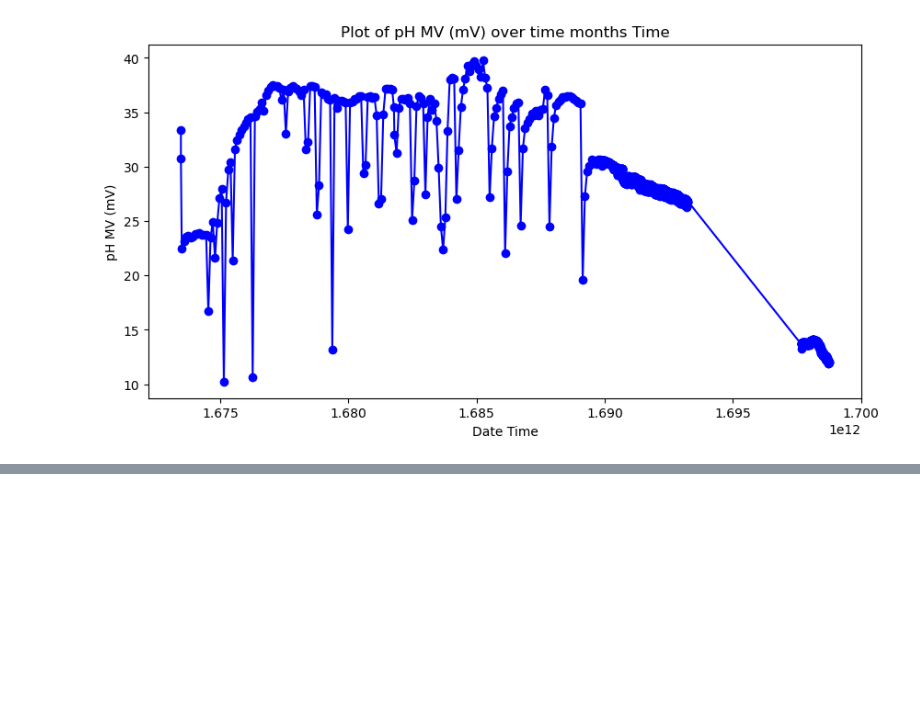
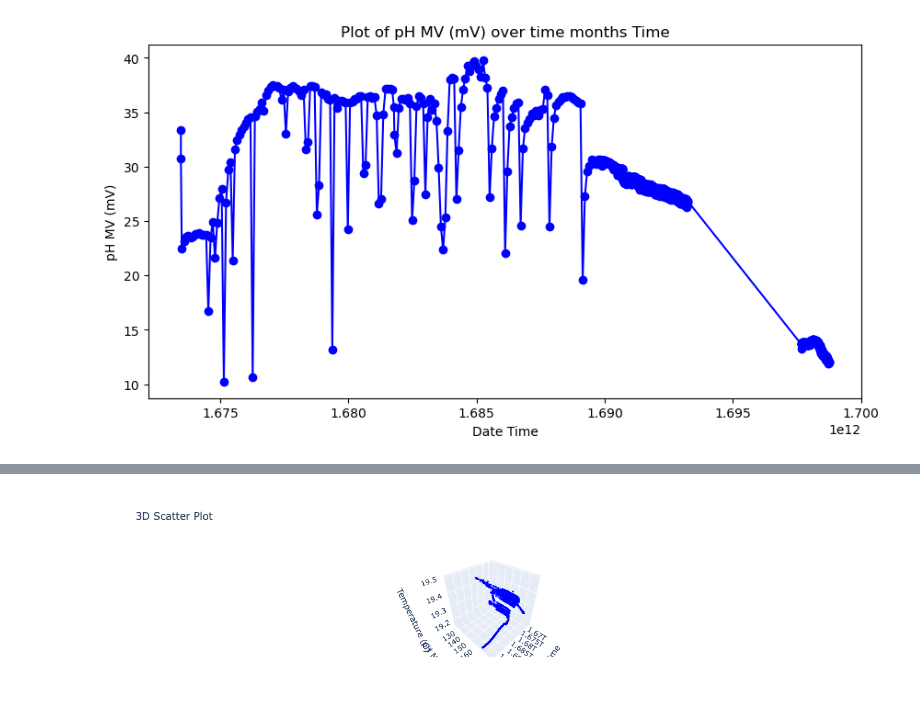
Before and after one commit to SGnawali25/DOE, a Jupyter notebook: code/Visulation_for_ind_station.ipynb, the cells around one changed output, grey strips where cells are left out. Saved outputs shown, nothing was run; the diff lists cells and outputs as text; code cells hidden in the pictures; blank space fills up the shorter version.

```diff
--- a/code/Visulation_for_ind_station.ipynb
+++ b/code/Visulation_for_ind_station.ipynb
@@ -61,3 +65,7 @@ plt.title(f'Plot of pH MV (mV) over time months Time')
 plt.show()
 # %% [output]
 [figure]
+# %%
+# test with first station id i.e. FEX_004
+test_station = df[df["station_id"] == "FEX_004"]
+test_station
@@ -63,0 +86,26 @@ plt.show()
+# %%
+fig = go.Figure(data=[go.Scatter3d(
+    x=test_station['Date Time'],
+    y=test_station['pH MV (mV)'],
+    z=test_station['Temperature (C)'],
+    mode='markers',
+    marker=dict(
+        size=2,
+        color='blue',                # set color to an array/list of desired values
+        opacity=0.8
+    )
+)])
+
+# Set labels and title
+fig.update_layout(
+    scene=dict(
+        xaxis_title='Date Time',
+        yaxis_title='pH MV (mV)',
+        zaxis_title='Temperature (C)'
+    ),
+    title='3D Scatter Plot'
+)
+
+fig.show()
+# %% [output]
+[figure, added]
```
Also changed, not shown: parts of 4 cells of this notebook, 5 other files.
